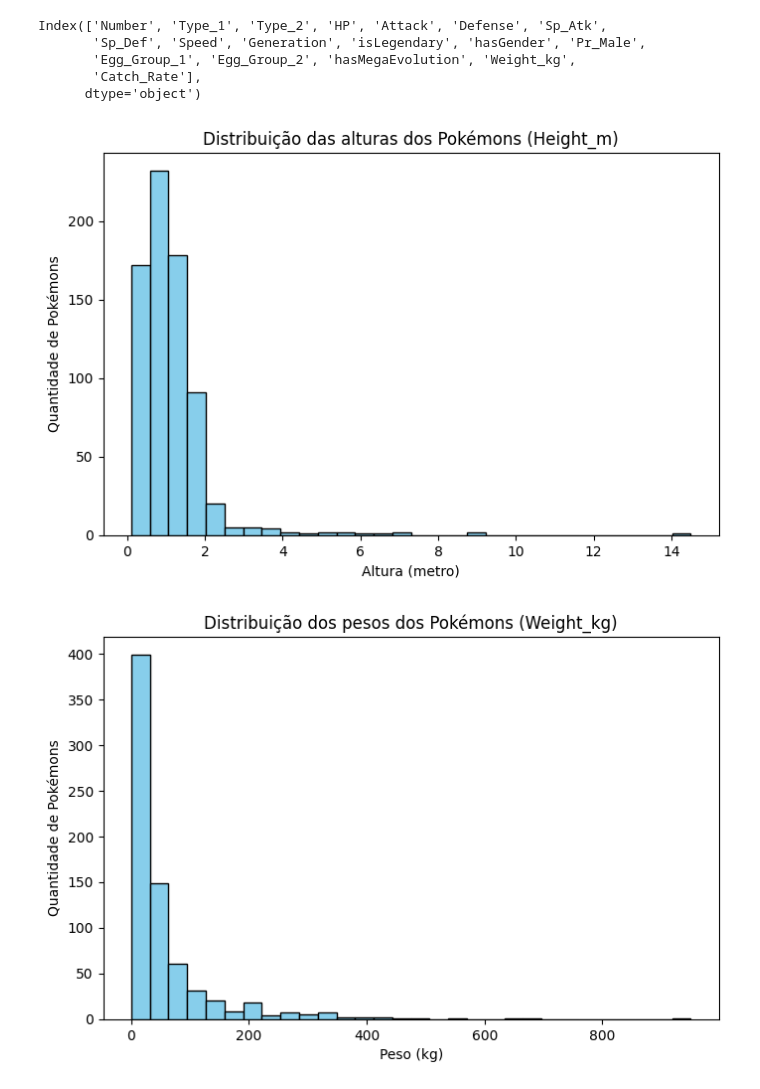
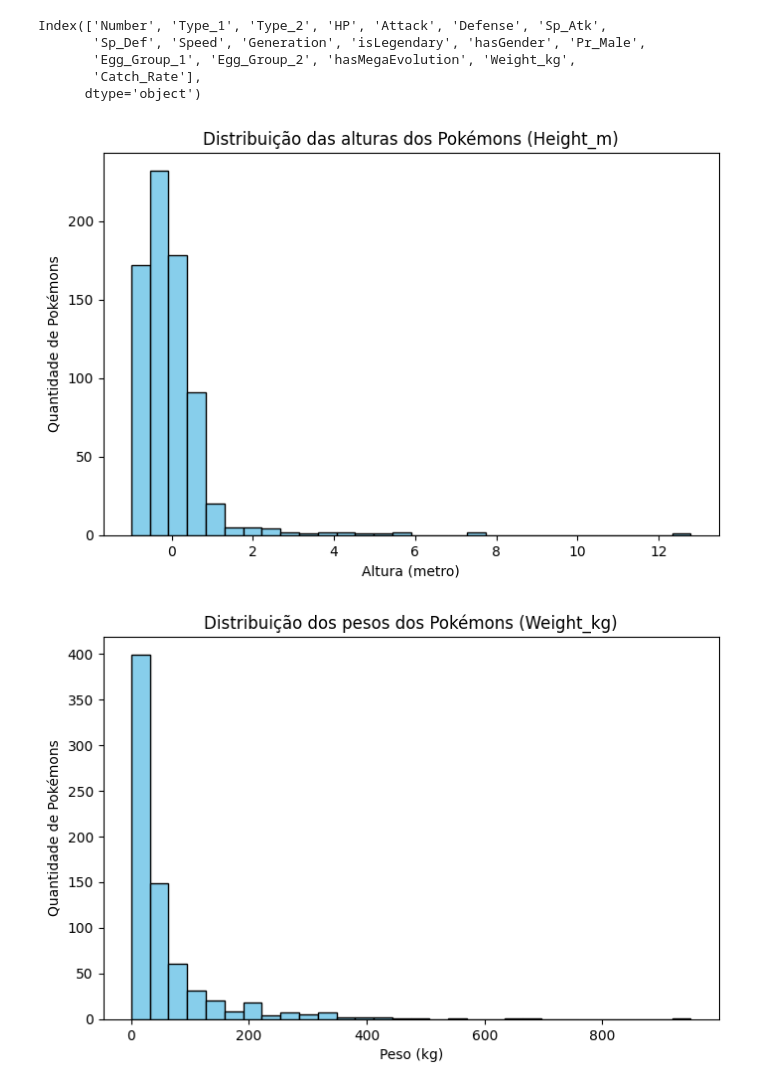
Before and after one commit to luiza-bryn/Rede-Neural, a Jupyter notebook: models/regression/model.ipynb, the cells around one changed output. Drawn from its saved outputs; the diff is of its cells as text; code cells hidden in the pictures.

```diff
--- a/models/regression/model.ipynb
+++ b/models/regression/model.ipynb
@@ -69,16 +75,20 @@ features_encoded = pd.get_dummies(features, columns=['Type_1', 'Type_2', 'Genera
 # Normalizar dados numericos
 scaler = StandardScaler()
 features_scaled = scaler.fit_transform(features_encoded)
+# %%
+# Normalizar a variável de saída (height)
+target_scaler = StandardScaler()
+height_scaled = target_scaler.fit_transform(height.values.reshape(-1, 1)).flatten()
 # %%
 # Histograma da altura
 plt.figure(figsize=(8,5))
-plt.hist(height, bins=30, color='skyblue', edgecolor='black')
+plt.hist(height_scaled, bins=30, color='skyblue', edgecolor='black')
 plt.title('Distribuição das alturas dos Pokémons (Height_m)')
 plt.xlabel('Altura (metro)')
 plt.ylabel('Quantidade de Pokémons')
 plt.show()
 # %% [output]
-[figure, old version]
+[figure, new version]
 # %%
 # Histograma do peso
 plt.figure(figsize=(8,5))
```
Also changed, not shown: parts of 12 cells of this notebook, 1 other file.
